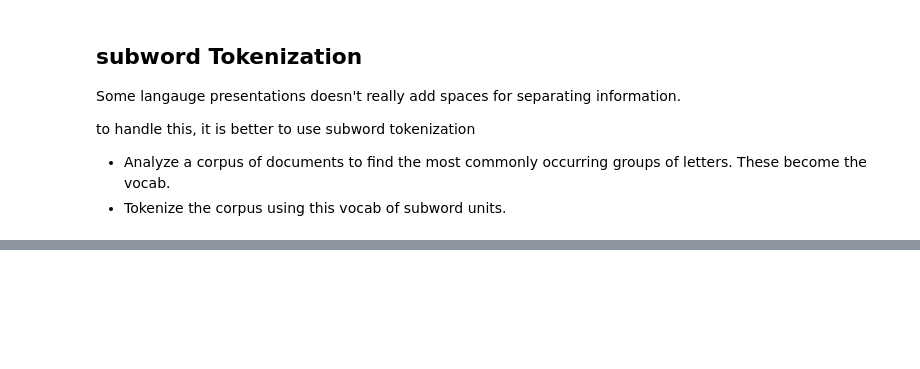
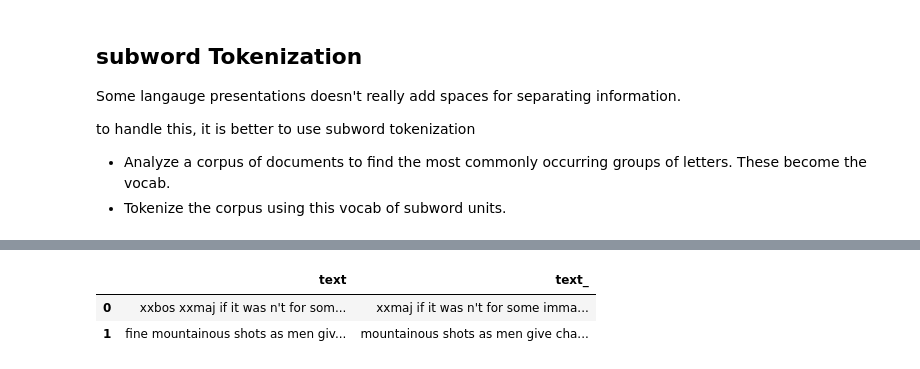
Before and after one commit to IphixLi/ANN-deep-learning, a Jupyter notebook: NLP_fastai.ipynb, the cells around one changed output, grey strips where cells are left out. Cells and saved outputs as stored; diff of their text form; code cells hidden in the pictures; blank space fills up the shorter version.

```diff
--- a/NLP_fastai.ipynb
+++ b/NLP_fastai.ipynb
@@ -112,0 +207,8 @@ txts = L(o.open().read() for o in files[:2000])
+# %%
+
+get_imdb = partial(get_text_files, folders=['train', 'test', 'unsup'])
+
+dls_lm = DataBlock(
+    blocks=TextBlock.from_folder(path, is_lm=True),
+    get_items=get_imdb, splitter=RandomSplitter(0.1)
+).dataloaders(path, path=path, bs=128, seq_len=80)
@@ -112,0 +220,7 @@ txts = L(o.open().read() for o in files[:2000])
+# %%
+
+dls_lm.show_batch(max_n=2)
+# %% [output]
+|  | text | text_ |
+| 0 | xxbos xxmaj if it was n't for som... | xxmaj if it was n't for some imma... |
+| 1 | fine mountainous shots as men giv... | mountainous shots as men give cha... |
```
Also changed, not shown: parts of 25 cells of this notebook.
